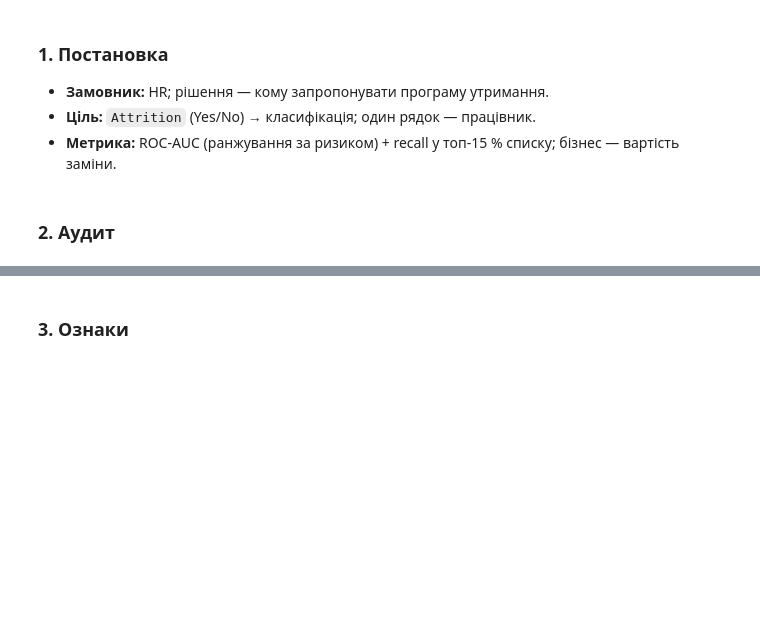
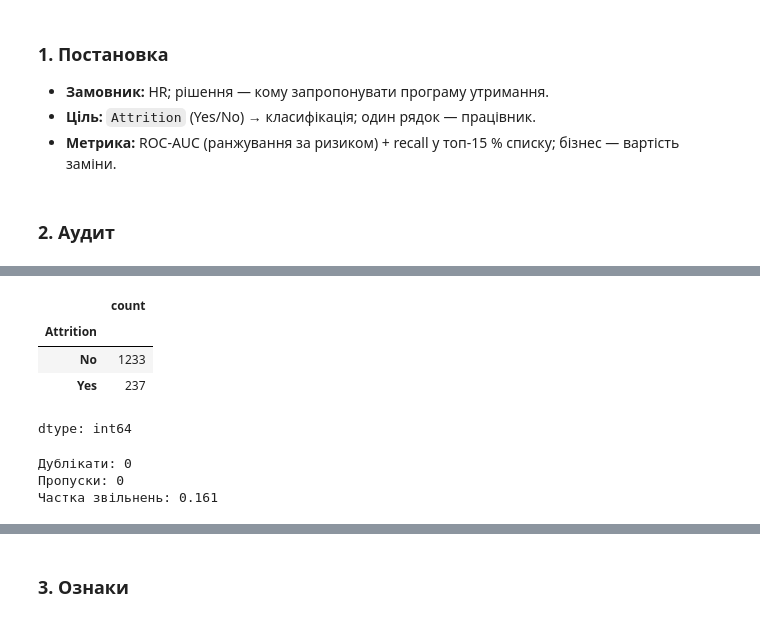
Before and after one commit to RomanLuja/ML, a Jupyter notebook: project_kickoff.ipynb, the cells around one changed output, grey strips where cells are left out. Saved outputs shown, nothing was run; the diff lists cells and outputs as text; code cells hidden in the pictures; blank space fills up the shorter version.

```diff
--- a/project_kickoff.ipynb
+++ b/project_kickoff.ipynb
@@ -69,0 +103,16 @@ ibm.head(3)
+# %%
+ibm['Attrition'].value_counts()
+# %% [output]
+|  | count |
+| Attrition |  |
+| No | 1233 |
+| Yes | 237 |
+dtype: int64
+# %%
+print("Дублікати:", ibm.duplicated().sum())
+print("Пропуски:", ibm.isna().sum().sum())
+print("Частка звільнень:", (ibm['Attrition'] == 'Yes').mean().round(3))
+# %% [output]
+Дублікати: 0
+Пропуски: 0
+Частка звільнень: 0.161
```
Also changed, not shown: parts of 9 cells of this notebook.
